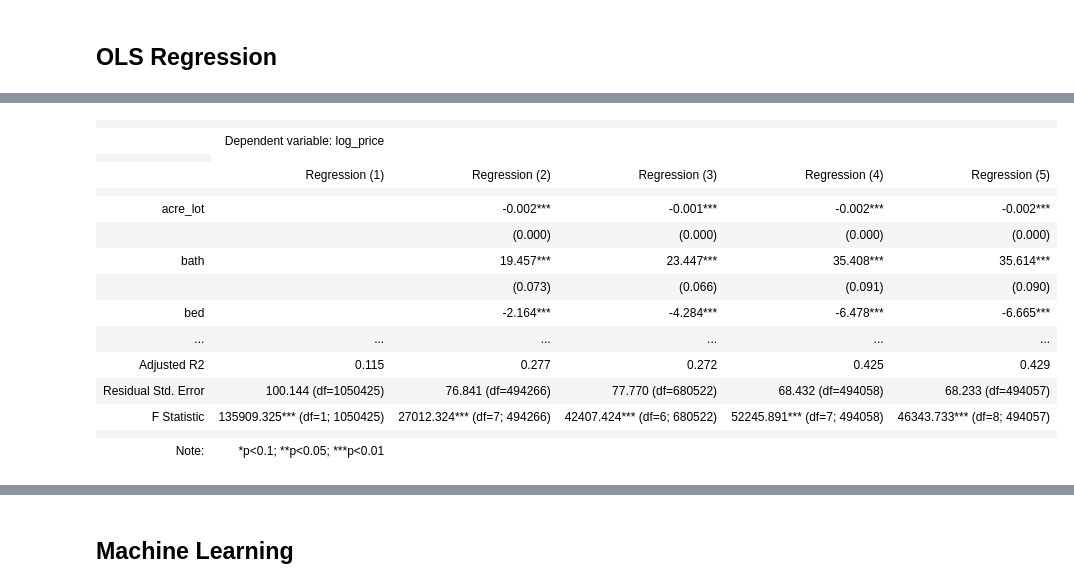
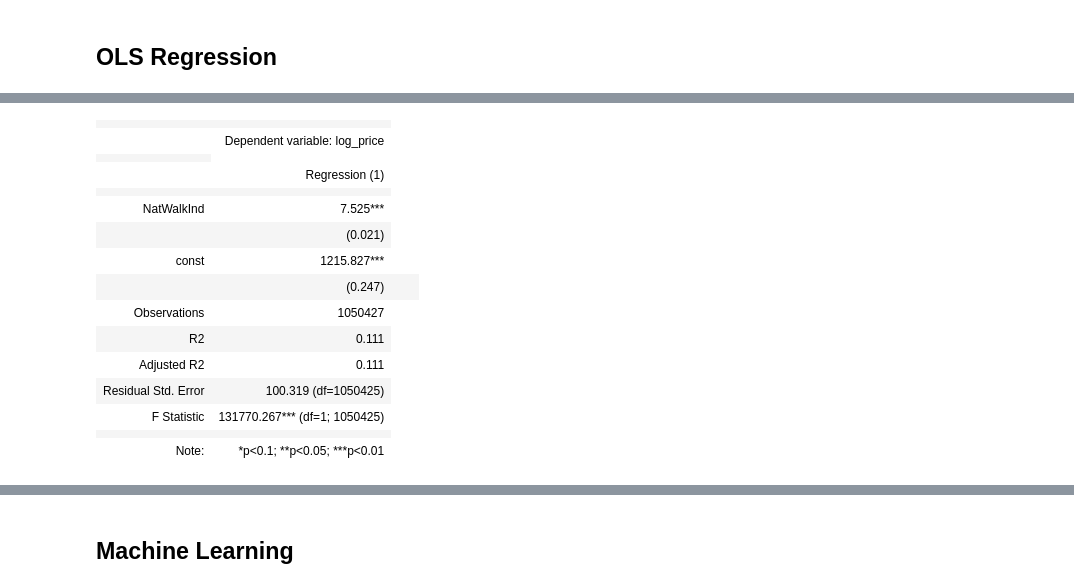
Before and after one commit to ECO225-W2024/project-one-code-S-O-Ahn, a Jupyter notebook: Project 1.ipynb, the cells around one changed output, grey strips where cells are left out. Saved outputs shown, nothing was run; the diff lists cells and outputs as text; code cells hidden in the pictures.

```diff
--- a/Project 1.ipynb
+++ b/Project 1.ipynb
@@ -879,16 +780,14 @@ Regression (5)  (Cook outliers removed):
 # %%
 df_data['const'] = 1
-df_data['log_walk'] = np.log(df_data['NatWalkInd'])
 df_data['urban'] = df_data['area_type'].apply(lambda x: 1 if x == 'Urban' else 0)
-df_data['log_walk_urban'] = df_data['log_walk'] * df_data['urban']
+df_data['walk_urban'] = df_data['NatWalkInd'] * df_data['urban']
 # %%
-df_cleaned1 = df_data.dropna(subset=['const','log_walk','bed','bath','sold_before','acre_lot','house_size','urban'])
+df_cleaned1 = df_data.dropna(subset=['const','NatWalkInd','bed','bath','sold_before','acre_lot','house_size','urban'])
 # %%
 #create 4 models to test the effect of different variables on log price
-x1 = ['const','log_walk']
-x2 = ['const','log_walk','bed','bath','sold_before','acre_lot','house_size','urban']
+x1 = ['const','NatWalkInd']
+x2 = ['const','NatWalkInd','bed','bath','sold_before','acre_lot','house_size','urban']
 x3 = ['const','bed','bath','sold_before','acre_lot','house_size','urban']
-x4 = ['const','log_walk','bed','bath','sold_before','acre_lot','house_size','urban']
 
 reg1 = sm.OLS(df_data['log_price'] * 100, df_data[x1], missing='drop').fit()
 reg2 = sm.OLS(df_data['log_price']* 100, df_data[x2], missing='drop').fit()
@@ -906,30 +803,39 @@ reg4 = sm.OLS(df_no_cook['log_price']* 100, df_no_cook[x4], missing='drop').fit(
 # %%
 # Add the interaction term to your list of independent variables
-x5 = x4 + ['log_walk_urban']
+x5 = x2 + ['walk_urban']
 
 # Fit the model with the interaction term
+reg4 = sm.OLS(df_no_cook['log_price'] * 100, df_no_cook[x2], missing='drop').fit()
 reg5 = sm.OLS(df_no_cook['log_price'] * 100, df_no_cook[x5], missing='drop').fit()
 # %%
-stargazer1 = Stargazer([reg1, reg2, reg3, reg4, reg5])
+stargazer1 = Stargazer([reg1])
+stargazer2 = Stargazer([reg2, reg3])
+stargazer3 = Stargazer([reg4, reg5])
 
-stargazer1.custom_columns(['Regression (1)', 'Regression (2)', 'Regression (3)', 'Regression (4)', 'Regression (5)'], [1, 1, 1, 1, 1])
+stargazer1.custom_columns(['Regression (1)'], [1])
+stargazer2.custom_columns(['Regression (2)', 'Regression (3)'], [1,1])
+stargazer3.custom_columns(['Regression (4)', 'Regression (5)'], [1,1])
+
 stargazer1.show_model_numbers(False)
+stargazer2.show_model_numbers(False)
+stargazer3.show_model_numbers(False)
+
 stargazer1
-#stargazer1.render_latex()
+#print(stargazer1.render_latex())
 # %% [output]
-|  |  |  |  |  |  |
-|  | Dependent variable: log_price |  |  |  |  |
+|  |  |
+|  | Dependent variable: log_price |
 |  |
-|  | Regression (1) | Regression (2) | Regression (3) | Regression (4) | Regression (5) |
-|  |  |  |  |  |  |
-| acre_lot |  | -0.002*** | -0.001*** | -0.002*** | -0.002*** |
-|  |  | (0.000) | (0.000) | (0.000) | (0.000) |
-| bath |  | 19.457*** | 23.447*** | 35.408*** | 35.614*** |
-|  |  | (0.073) | (0.066) | (0.091) | (0.090) |
-| bed |  | -2.164*** | -4.284*** | -6.478*** | -6.665*** |
-| ... | ... | ... | ... | ... | ... |
-| Adjusted R2 | 0.115 | 0.277 | 0.272 | 0.425 | 0.429 |
-| Residual Std. Error | 100.144 (df=1050425) | 76.841 (df=494266) | 77.770 (df=680522) | 68.432 (df=494058) | 68.233 (df=494057) |
-| F Statistic | 135909.325*** (df=1; 1050425) | 27012.324*** (df=7; 494266) | 42407.424*** (df=6; 680522) | 52245.891*** (df=7; 494058) | 46343.733*** (df=8; 494057) |
-|  |  |  |  |  |  |
-| Note: | *p<0.1; **p<0.05; ***p<0.01 |  |  |  |  |
+|  | Regression (1) |
+|  |  |
+| NatWalkInd | 7.525*** |
+|  | (0.021) |
+| const | 1215.827*** |
+|  | (0.247) |  |  |
+| Observations | 1050427 |
+| R2 | 0.111 |
+| Adjusted R2 | 0.111 |
+| Residual Std. Error | 100.319 (df=1050425) |
+| F Statistic | 131770.267*** (df=1; 1050425) |
+|  |  |
+| Note: | *p<0.1; **p<0.05; ***p<0.01 |
```
Also changed, not shown: parts of 24 cells of this notebook.
